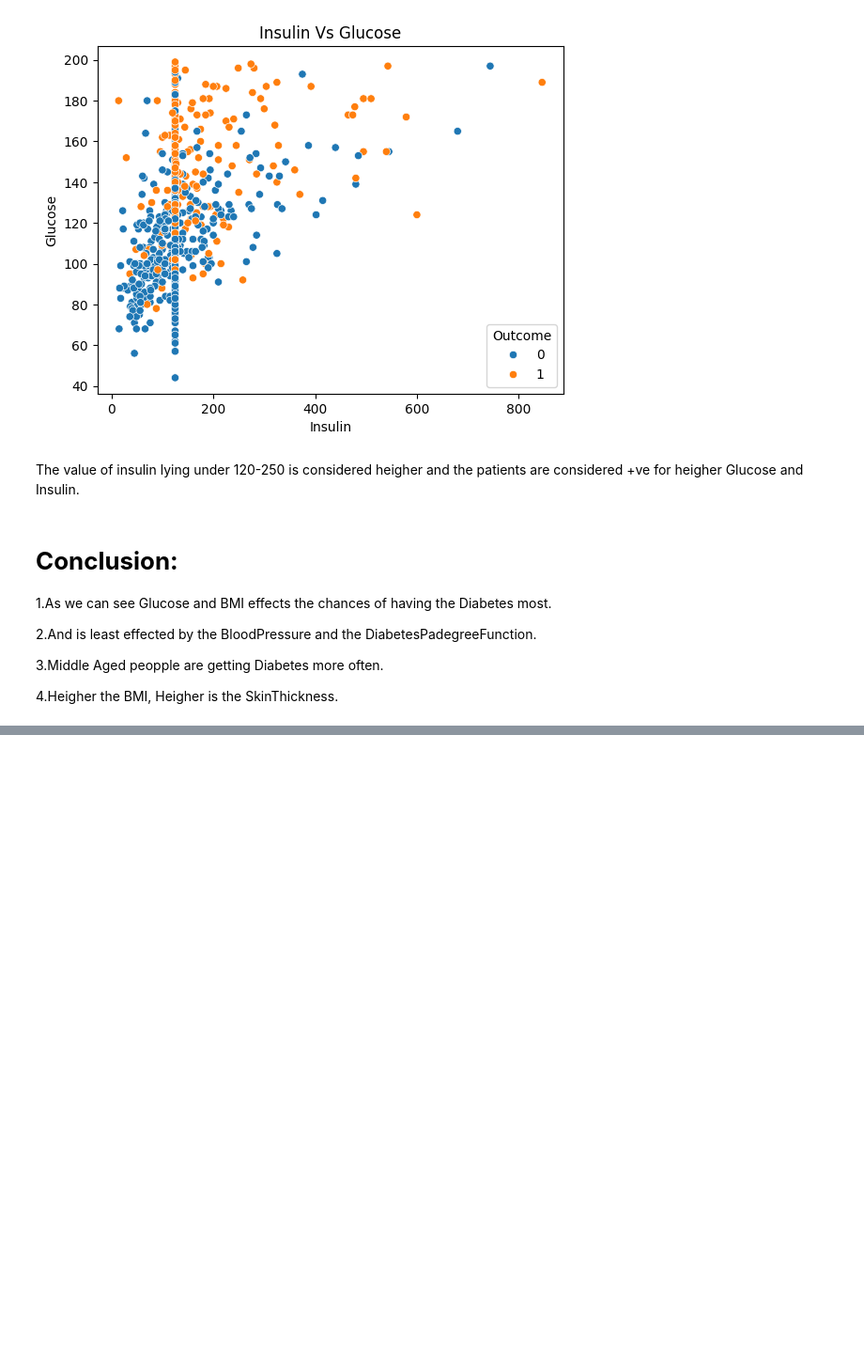
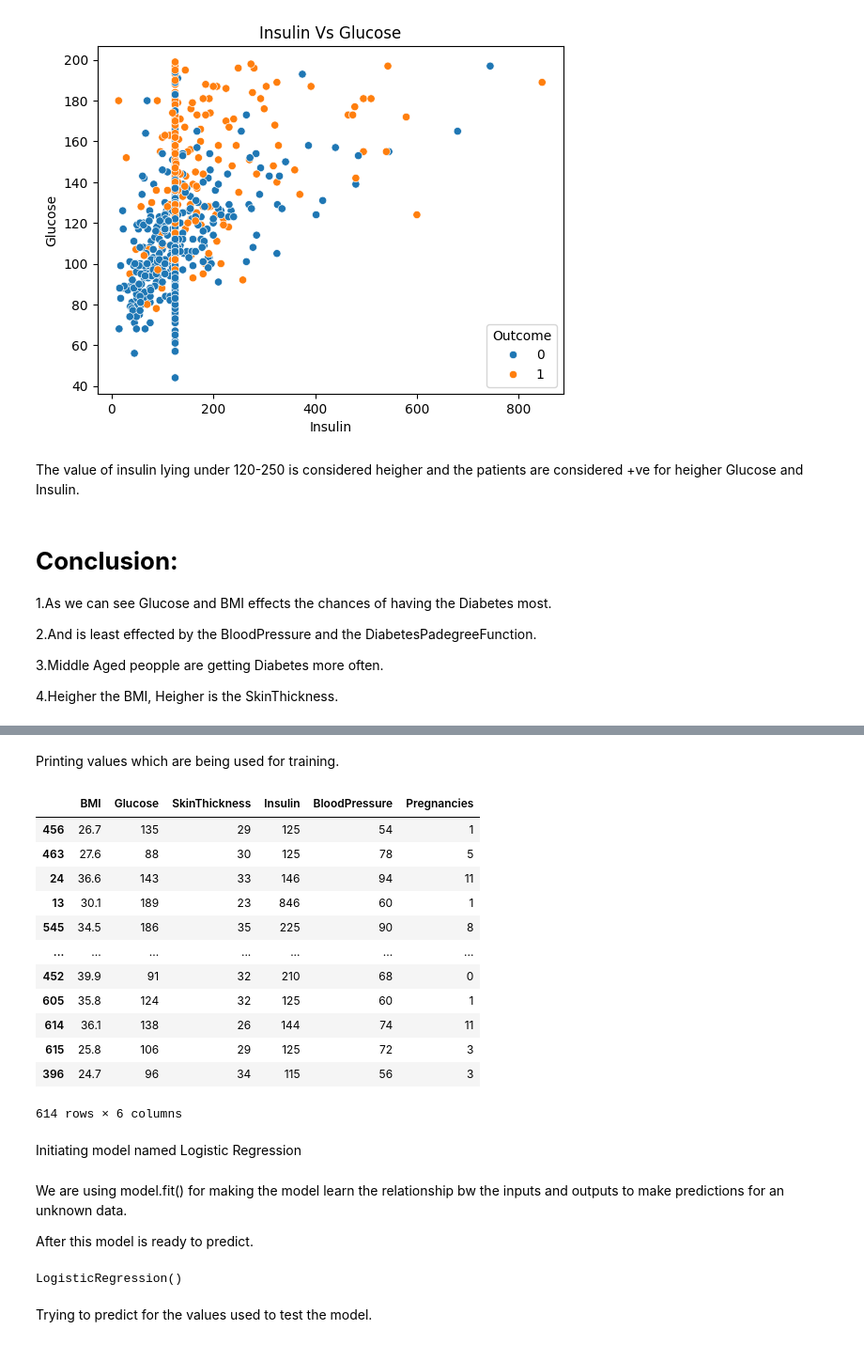
Before and after one commit to kanishkajain2005-byte/Diabetes, a Jupyter notebook: Diabetes_Prediction.ipynb, the cells around one changed output, grey strips where cells are left out. Shown at 94% size. Saved outputs shown, nothing was run; the diff lists cells and outputs as text; code cells hidden in the pictures; blank space fills up the shorter version.

```diff
--- a/Diabetes_Prediction.ipynb
+++ b/Diabetes_Prediction.ipynb
@@ -387,0 +390,20 @@ weighted avg       0.76      0.77      0.76       154
+# %% [markdown]
+Printing values which are being used for training.
+# %%
+X_train
+# %% [output]
+|  | BMI | Glucose | SkinThickness | Insulin | BloodPressure | Pregnancies |
+| 456 | 26.7 | 135 | 29 | 125 | 54 | 1 |
+| 463 | 27.6 | 88 | 30 | 125 | 78 | 5 |
+| 24 | 36.6 | 143 | 33 | 146 | 94 | 11 |
+| 13 | 30.1 | 189 | 23 | 846 | 60 | 1 |
+| 545 | 34.5 | 186 | 35 | 225 | 90 | 8 |
+| ... | ... | ... | ... | ... | ... | ... |
+| 452 | 39.9 | 91 | 32 | 210 | 68 | 0 |
+| 605 | 35.8 | 124 | 32 | 125 | 60 | 1 |
+| 614 | 36.1 | 138 | 26 | 144 | 74 | 11 |
+| 615 | 25.8 | 106 | 29 | 125 | 72 | 3 |
+| 396 | 24.7 | 96 | 34 | 115 | 56 | 3 |
+614 rows × 6 columns
+# %% [markdown]
+Initiating model named Logistic Regression
@@ -387,0 +412,10 @@ weighted avg       0.76      0.77      0.76       154
+# %% [markdown]
+We are using model.fit() for making the model learn the relationship bw the inputs and outputs to make predictions for an unknown data.
+
+After this model is ready to predict.
+# %%
+model.fit(X_train, y_train)
+# %% [output]
+LogisticRegression()
+# %% [markdown]
+Trying to predict for the values used to test the model.
```
Also changed, not shown: parts of 18 cells of this notebook.
